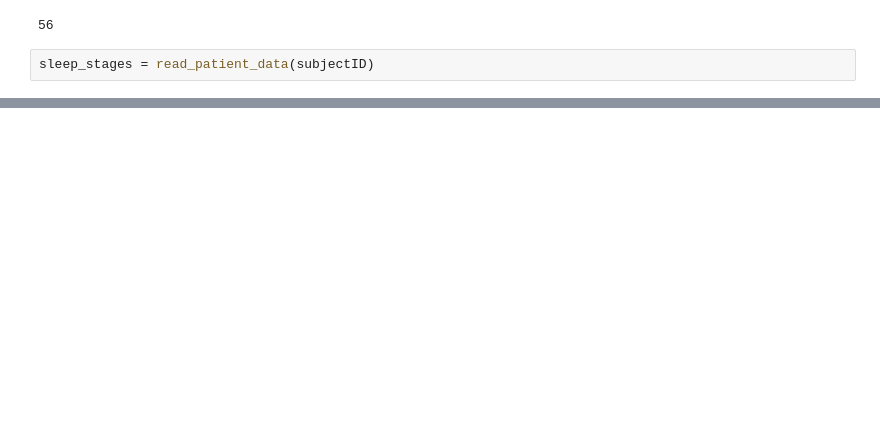
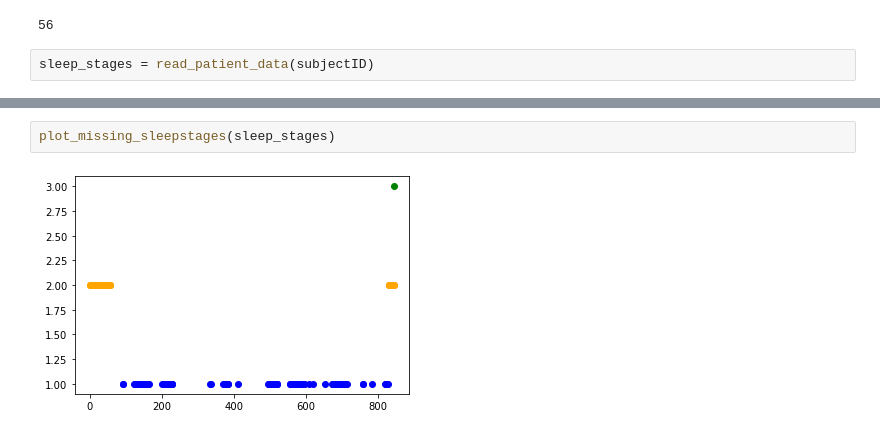
Before and after one commit to elifKurtay/ML_Sleep_Stages_Project, a Jupyter notebook: scripts/Preprocessing.ipynb, the cells around one changed output, grey strips where cells are left out. Drawn from its saved outputs; the diff is of its cells as text; blank space fills up the shorter version.

```diff
--- a/scripts/Preprocessing.ipynb
+++ b/scripts/Preprocessing.ipynb
@@ -55,0 +58,4 @@ sleep_stages[10:55].plot()
+# %%
+plot_missing_sleepstages(sleep_stages)
+# %% [output]
+[figure, added]
```
Also changed, not shown: parts of 14 cells of this notebook, 3 other files.
